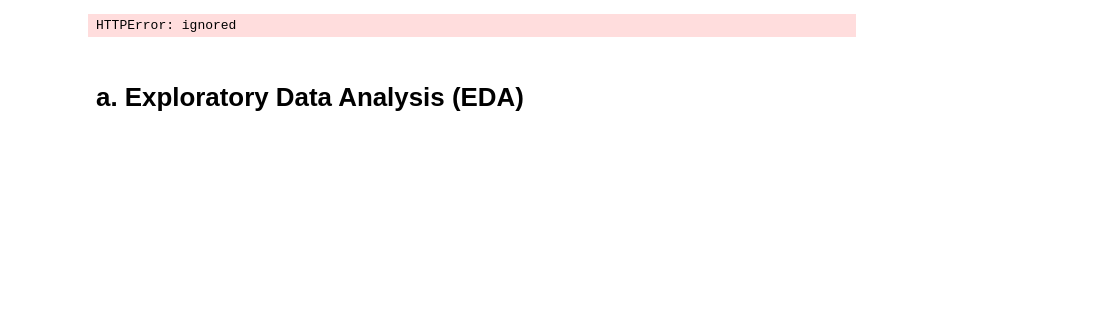
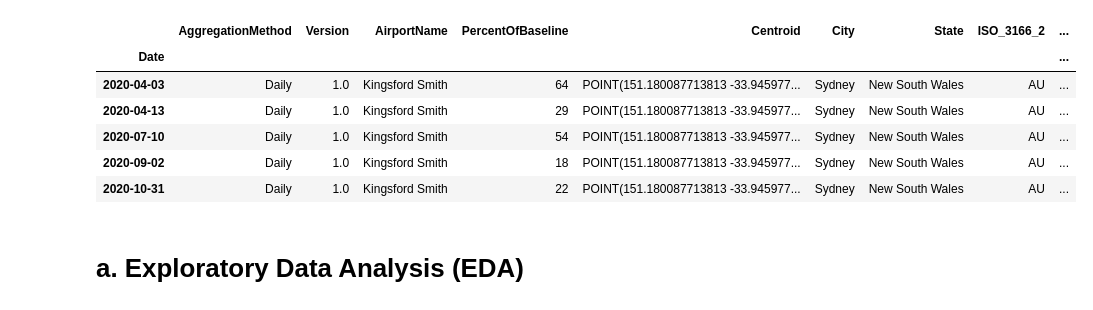
Before and after one commit to tiaherdi/Traffic-Sign-5, a Jupyter notebook: Traffic_Sign_5.ipynb, the cells around one changed output. Saved outputs shown, nothing was run; the diff lists cells and outputs as text; code cells hidden in the pictures; blank space fills up the shorter version.

```diff
--- a/Traffic_Sign_5.ipynb
+++ b/Traffic_Sign_5.ipynb
@@ -11,9 +10,15 @@ import seaborn as sns # graph
 # %%
-# Read file from dataset via github
-dataset = pd.read_csv('https://raw.githubusercontent.com/tiaherdi/Traffic-Sign-5/main/covid_impact_on_airport_traffic.csv?token=GHSAT0AAAAAABXA5PPA37IFB23TYU6SFZYUYXBICBQ',index_col='Date',parse_dates=['Date'])
+# Read file from dataset via GitHub
+dataset = pd.read_csv('https://raw.githubusercontent.com/tiaherdi/Traffic-Sign-5/main/covid_impact_on_airport_traffic.csv?token=GHSAT0AAAAAABXA5PPBYWDAZHNZUSTZONLMYXBK4VQ',index_col='Date',parse_dates=['Date'])
 dataset.head()
 # %% [output]
-HTTPError: ignored
+|  | AggregationMethod | Version | AirportName | PercentOfBaseline | Centroid | City | State | ISO_3166_2 | ... |
+| Date |  |  |  |  |  |  |  |  | ... |
+| 2020-04-03 | Daily | 1.0 | Kingsford Smith | 64 | POINT(151.180087713813 -33.945977... | Sydney | New South Wales | AU | ... |
+| 2020-04-13 | Daily | 1.0 | Kingsford Smith | 29 | POINT(151.180087713813 -33.945977... | Sydney | New South Wales | AU | ... |
+| 2020-07-10 | Daily | 1.0 | Kingsford Smith | 54 | POINT(151.180087713813 -33.945977... | Sydney | New South Wales | AU | ... |
+| 2020-09-02 | Daily | 1.0 | Kingsford Smith | 18 | POINT(151.180087713813 -33.945977... | Sydney | New South Wales | AU | ... |
+| 2020-10-31 | Daily | 1.0 | Kingsford Smith | 22 | POINT(151.180087713813 -33.945977... | Sydney | New South Wales | AU | ... |
 # %% [markdown]
 # a. Exploratory Data Analysis (EDA)
 # %%
```
Also changed, not shown: parts of 23 cells of this notebook.
